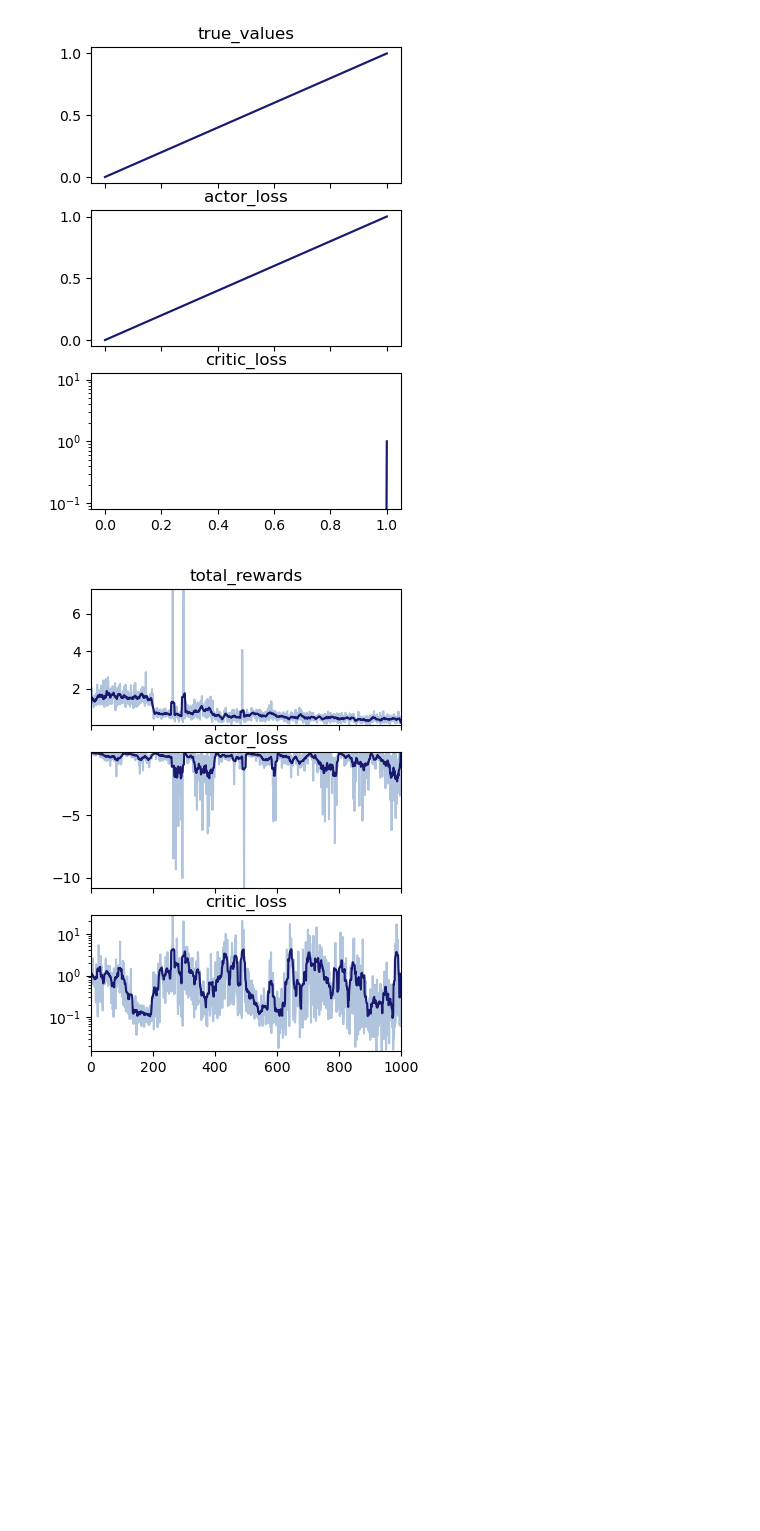
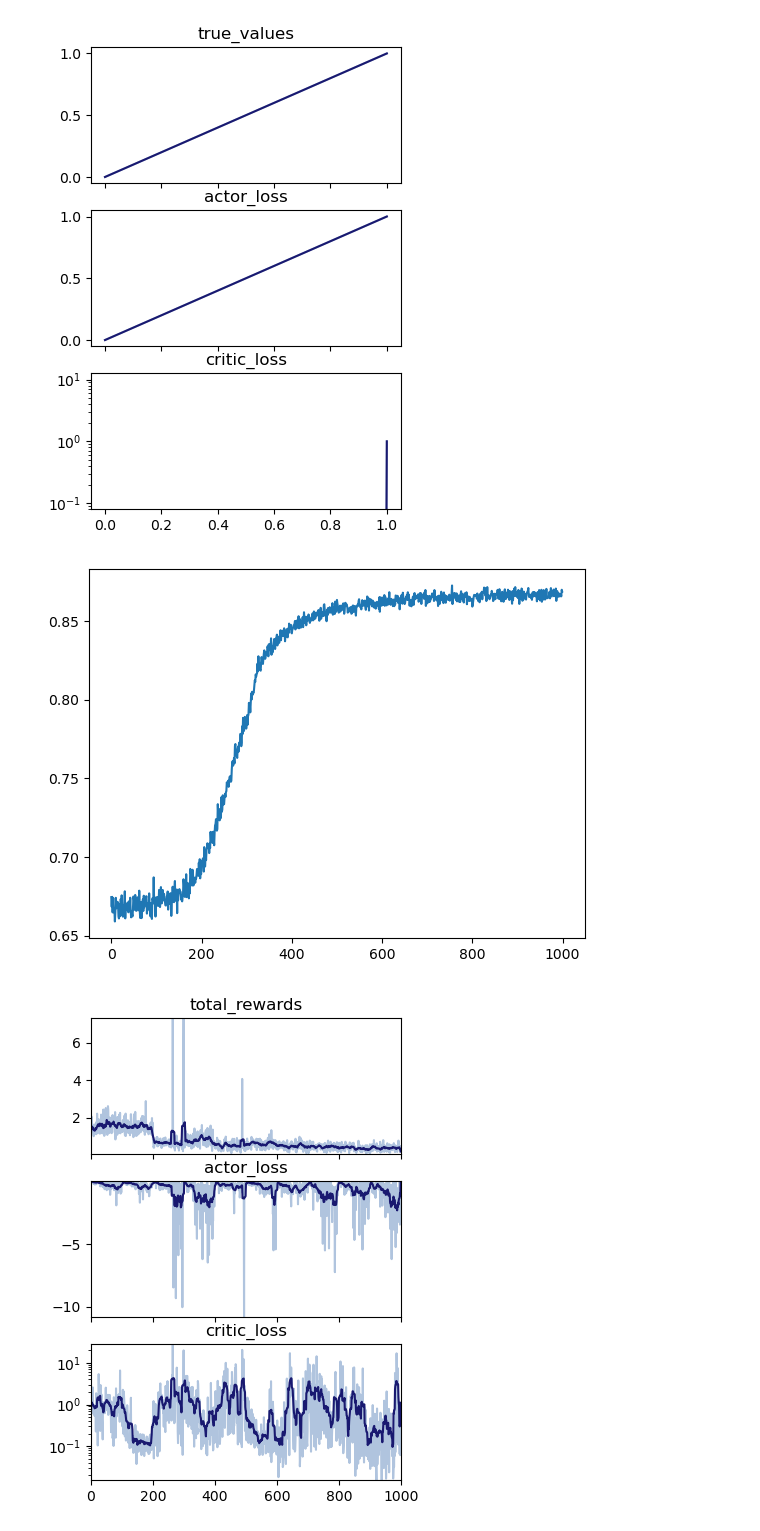
Before and after one commit to liziyao99/multi-debris-avoidance, a Jupyter notebook: test.ipynb, the cells around one changed output. Cells and saved outputs as stored; diff of their text form; code cells hidden in the pictures; blank space fills up the shorter version.

```diff
--- a/test.ipynb
+++ b/test.ipynb
@@ -36,16 +36,18 @@ T = treeTrainer(env, agent, gamma=0.99)
 # %% [output]
 [figure]
 # %%
-n = 600
+n = 1000
 batch_size = 512
 horizon = 360
 rewards = []
 for _ in range(n):
     states = T.propagator.T.randomInitStates(batch_size).to(agent.device)
     reward = T.propagator.seqOpt(states, agent, horizon)
     rewards.append(reward.item())
 plt.plot(rewards)
 plt.show()
+# %% [output]
+[figure, added]
 # %%
 T.train(n_episode=10)
 # %%
```
Also changed, not shown: parts of 3 cells of this notebook, 2 other files.
